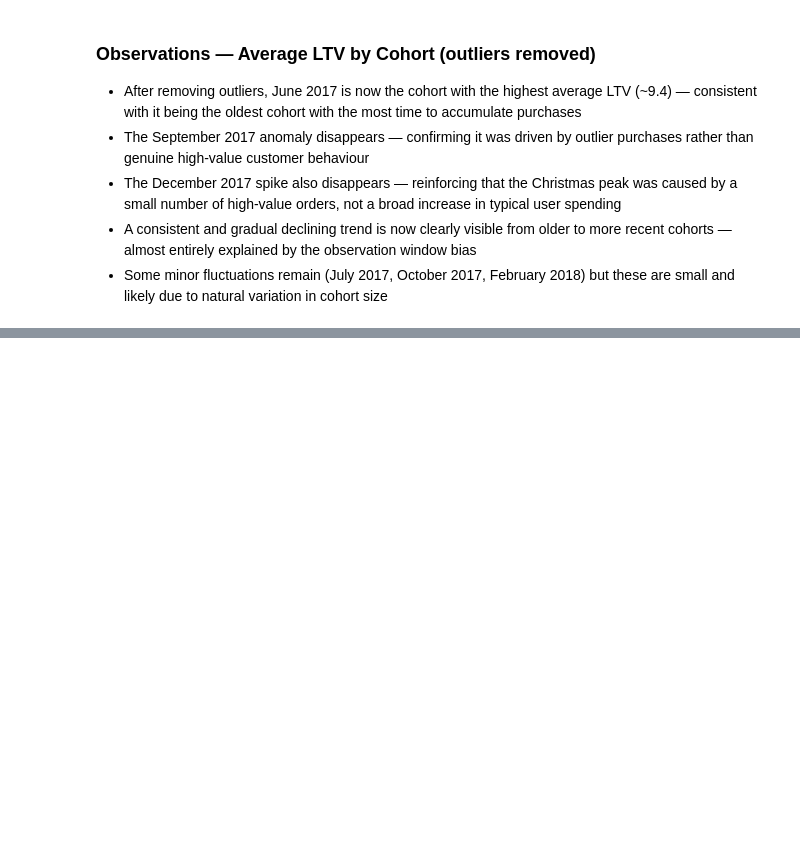
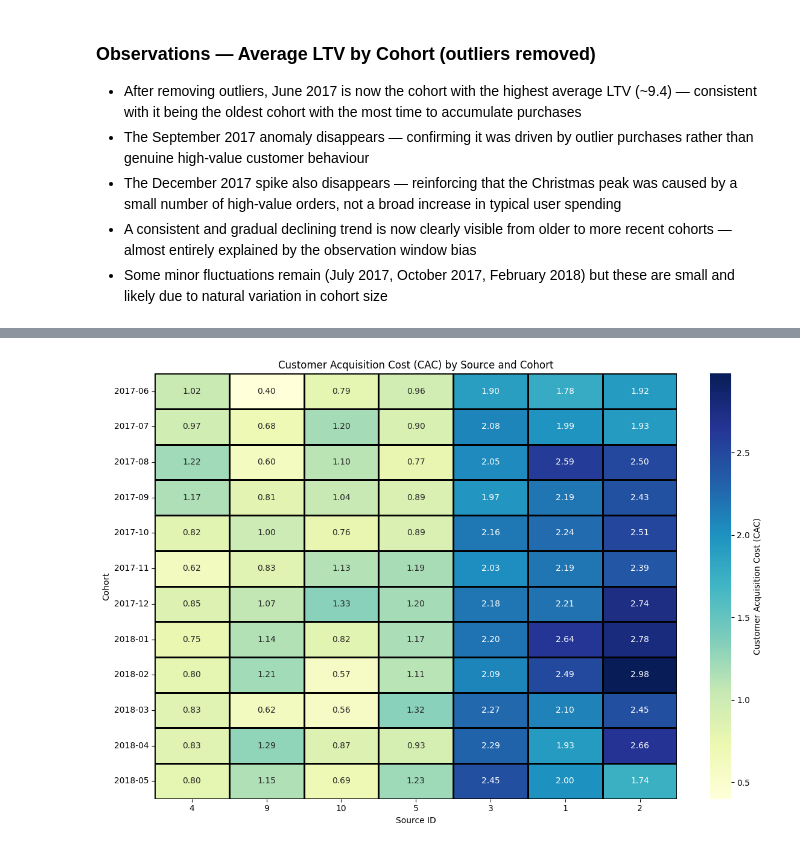
Before and after one commit to hmvcarvalho/yafisha-marketing-analysis, a Jupyter notebook: yafisha_analysis.ipynb, the cells around one changed output, grey strips where cells are left out. Cells and saved outputs as stored; diff of their text form; code cells hidden in the pictures; blank space fills up the shorter version.

```diff
--- a/yafisha_analysis.ipynb
+++ b/yafisha_analysis.ipynb
@@ -1075,0 +1231,17 @@ plt.show()
+# %%
+# Merging user cohorts with marketing costs
+source_costs_cohort = source_cohort.merge(costs_cohort,
+                                          left_on=[
+                                              'first_visit_month', 'source_id'],
+                                          right_on=['cost_month', 'source_id'],
+                                          how='outer')
+
+# Eliminating redundant columns after merge
+source_costs_cohort = source_costs_cohort.drop(columns=['cost_month'])
+# %%
+# Calculate Customer Acquisition Cost (CAC)
+source_costs_cohort['cac'] = source_costs_cohort['total_costs'] / \
+    source_costs_cohort['n_users']
+
+# Eliminate rows where CAC is NaN (which occur because there are no costs)
+source_costs_cohort = source_costs_cohort.dropna(subset=['cac'])
@@ -1075,0 +1258,29 @@ plt.show()
+# %%
+# Pivoting the data for easier analysis of CAC by cohort and source
+cac_pivot = source_costs_cohort.pivot_table(
+    index='first_visit_month',
+    columns='source_id',
+    values='cac',
+    aggfunc='mean')
+# %%
+# Sorting columns by average CAC
+cac_pivot = cac_pivot.reindex(cac_pivot.mean().sort_values().index, axis=1)
+# %%
+# Plotting heatmap of CAC by cohort and source
+plt.figure(figsize=(12, 8))
+plt.title('Customer Acquisition Cost (CAC) by Source and Cohort')
+sns.heatmap(
+    cac_pivot,
+    annot=True,
+    fmt=".2f",
+    cmap="YlGnBu",
+    cbar_kws={'label': 'Customer Acquisition Cost (CAC)'},
+    linewidths=2,
+    linecolor='black'
+)
+plt.xlabel('Source ID')
+plt.ylabel('Cohort')
+plt.tight_layout()
+plt.show()
+# %% [output]
+[figure, added]
```
Also changed, not shown: parts of 32 cells of this notebook, 1 other file.
